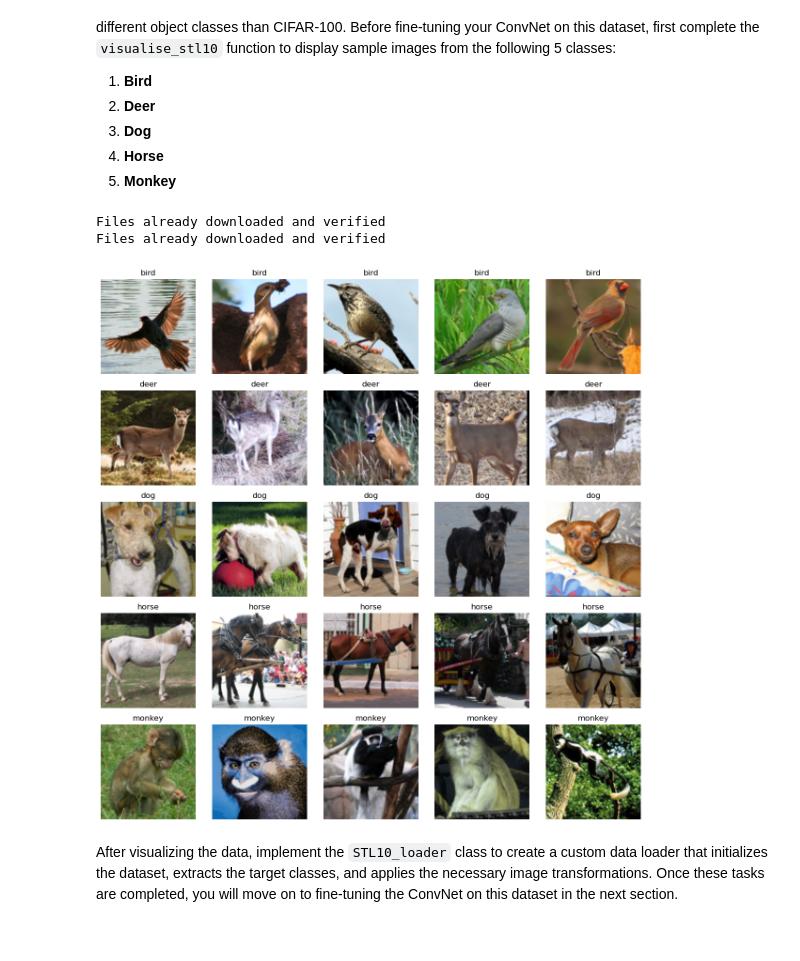
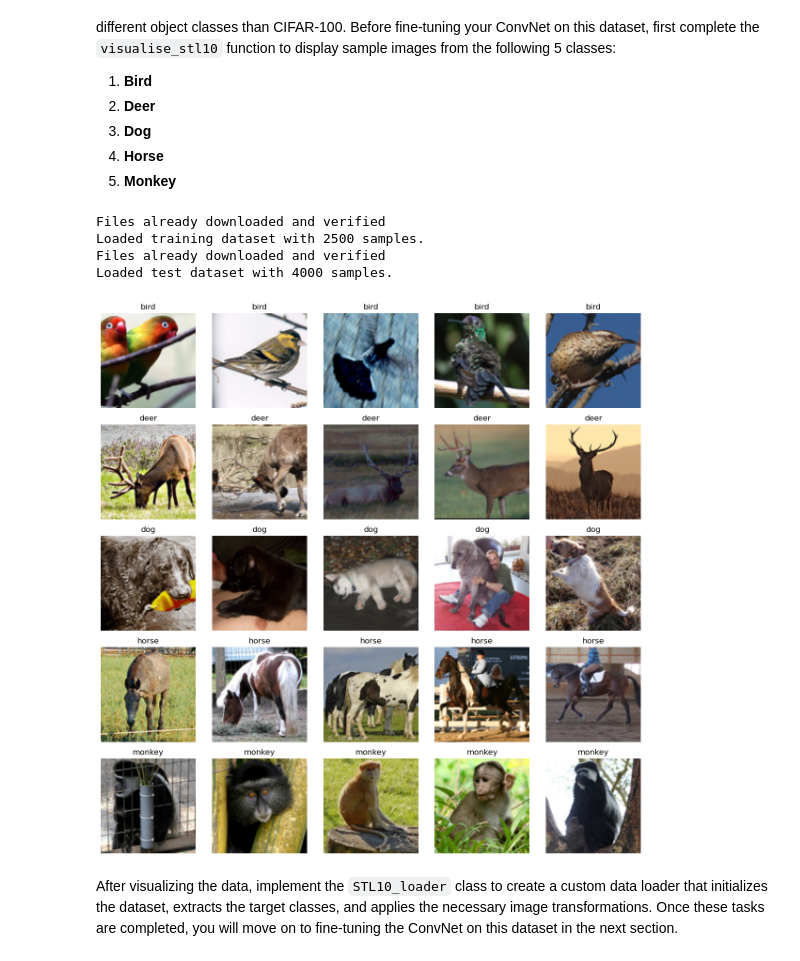
Before and after one commit to chaosido/cv1, a Jupyter notebook: final-lab/cv1-final-lab-part-2.ipynb, the cells around one changed output. Cells and saved outputs as stored; diff of their text form; code cells hidden in the pictures.

```diff
--- a/final-lab/cv1-final-lab-part-2.ipynb
+++ b/final-lab/cv1-final-lab-part-2.ipynb
@@ -531,7 +531,7 @@ def validate_per_class(net, testloader, classes):
         accuracy = 100 * class_correct[i] / class_total[i] if class_total[i] > 0 else 0
         print(f'Accuracy of {class_name:5s} : {accuracy:.2f} %')
 # %%
-def train(net, train_loader, criterion, optimizer, epochs=100):
+def train(net, train_loader, criterion, optimizer, epochs=100, validate_every=5, test_data_loader=None):
     '''
     Trains the neural network model.
 
@@ -591,6 +591,9 @@ def train(net, train_loader, criterion, optimizer, epochs=100):
                 print(f'Early stopping at epoch {epoch + 1}, with lowest loss of {lowest_loss:.3f}')
                 net.load_state_dict(torch.load('best_model.pth'))
                 break
+        if epoch % validate_every == 0:
+            validate(net, test_data_loader)
+
 
 
 
@@ -779,32 +782,43 @@ In this section, you will work with a subset of the [STL-10](https://cs.stanford
 class STL10_loader(Dataset):
     def __init__(self, root, train=True, transform=None):
         '''
-        Initializes the STL10 dataset.
+        Initializes the STL10 dataset, filtering it to include only 5 classes.
 
         Args:
             root (str): Root directory of the dataset.
             train (bool): If True, use the training set, otherwise use the test set.
             transform (callable, optional): A function/transform to apply to the images.
         '''
-
-        # YOUR CODE HERE
-
         self.root = root
         self.train = train
         self.transform = transform
-        self.data = torchvision.datasets.STL10(root=root, split='train' if train else 'test', transform=transform, download=True)
 
+        # Define the classes we are interested in
+        self.class_mapping = {1: 0, 4: 1, 5: 2, 6: 3, 7: 4} # [cat, dog, horse, monkey, ship]
+        self.selected_original_labels = list(self.class_mapping.keys())
 
+        # Load the STL10 dataset
+        full_data = torchvision.datasets.STL10(
+            root=root,
+            split='train' if train else 'test',
+            transform=transform,
+            download=True
+        )
+
+        self.data = []
+        self.labels = []
+        for img, label in full_data:
+            if label in self.class_mapping:
+                self.data.append(img)
+                self.labels.append(self.class_mapping[label])
+
+        print(f'Loaded {"training" if train else "test"} dataset with {len(self.data)} samples.')
 
     def __len__(self):
         '''
         Returns the number of samples in the dataset.
         '''
-
-        # YOUR CODE HERE
-
         return len(self.data)
-
 
     def __getitem__(self, idx):
         '''
@@ -816,11 +830,12 @@ class STL10_loader(Dataset):
         Returns:
             tuple: A tuple containing the transformed image and its target label.
         '''
-
-        # YOUR CODE HERE
-        return self.data[idx]
+        img = self.data[idx]
+        label = self.labels[idx]
+        return img, label
 
 #load the stl10 dataset and create the data loaders train and test, name appropriately
+
 train_set_stl_10 = STL10_loader(root='./data', train=True, transform=transform)
 test_set_stl_10 = STL10_loader(root='./data', train=False, transform=transform)
 
@@ -828,19 +843,23 @@ train_data_loader_stl_10 = DataLoader(train_set_stl_10, shuffle=True)
 test_data_loader_stl_10 = DataLoader(test_set_stl_10, shuffle=False)
 # %% [output]
 Files already downloaded and verified
+Loaded training dataset with 2500 samples.
 Files already downloaded and verified
+Loaded test dataset with 4000 samples.
 # %%
-def visualise_stl10(class_mapping, data_loader, images_per_class = 3):
+def visualise_stl10(reverse_class_mapping, data_loader, images_per_class=3):
     '''
-    Visualizes 3 images from each specified class in the STL-10 dataset.
+    Visualizes a specified number of images from each class in the STL-10 dataset.
 
     Args:
-        class_mapping (dict): A dictionary mapping class indices to class names.
+        reverse_class_mapping (dict): A dictionary mapping new class indices to class names.
+        data_loader (DataLoader): The DataLoader for the STL-10 dataset.
+        images_per_class (int): Number of images to display per class.
     '''
     torch.manual_seed(0)
 
-    images = {cls: [] for cls in class_mapping.keys()}
-    labels = {cls: [] for cls in class_mapping.keys()}
+    images = {cls: [] for cls in reverse_class_mapping.keys()}
+    labels = {cls: [] for cls in reverse_class_mapping.keys()}
 
     for batch_images, batch_labels in data_loader:
         for image, label in zip(batch_images, batch_labels):
@@ -861,8 +880,7 @@ def visualise_stl10(class_mapping, data_loader, images_per_class = 3):
         flat_images.extend(images[cls])
         flat_labels.extend(labels[cls])
 
-    print_images_stl10(flat_images, flat_labels, class_mapping, num_images_per_class=images_per_class)
-
+    print_images_stl10(flat_images, flat_labels, reverse_class_mapping, num_images_per_class=images_per_class)
 
 
 def print_images_stl10(images, labels, idx_to_class, num_images_per_class):
@@ -885,13 +903,13 @@ def print_images_stl10(images, labels, idx_to_class, num_images_per_class):
     plt.tight_layout()
     plt.show()
 # %%
-# Define the class mapping for bird, deer, dog, horse, and monkey
-class_mapping = {1: 'bird', 4: 'deer', 5: 'dog', 6: 'horse', 7: 'monkey'}
+# Define the reverse class mapping: new label -> class name
+reverse_class_mapping = {0: 'bird', 1: 'deer', 2: 'dog', 3: 'horse', 4: 'monkey'}
 
 # Visualize STL-10 classes
-visualise_stl10(class_mapping, train_data_loader_stl_10, images_per_class=5)
+visualise_stl10(reverse_class_mapping, train_data_loader_stl_10, images_per_class=5)
 # %% [output]
-[figure, old version]
+[figure, new version]
 # %% [markdown]
 After visualizing the data, implement the `STL10_loader` class to create a custom data loader that initializes the dataset, extracts the target classes, and applies the necessary image transformations. Once these tasks are completed, you will move on to fine-tuning the ConvNet on this dataset in the next section.
 # %%
```
Also changed, not shown: parts of 5 cells of this notebook, 2 other files.
